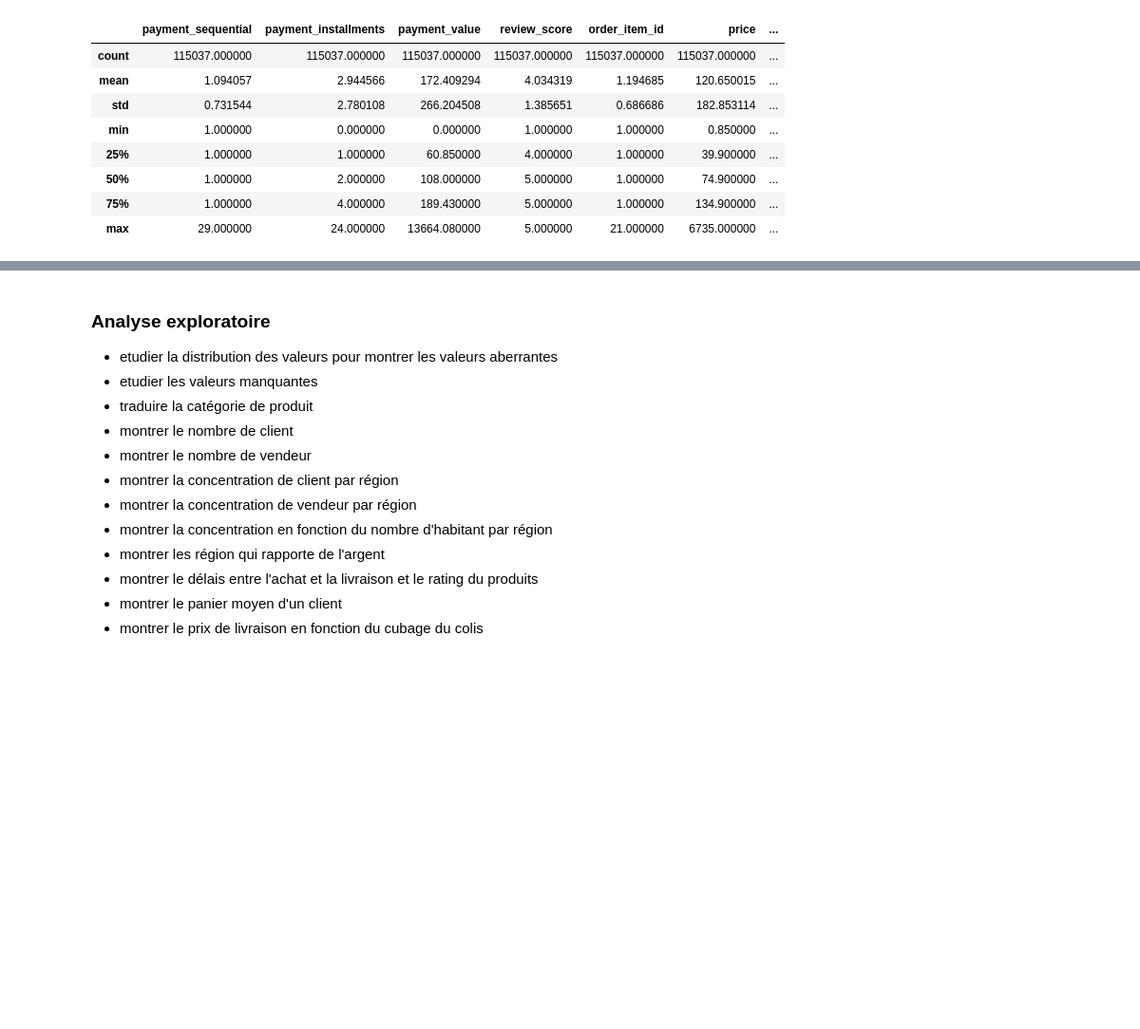
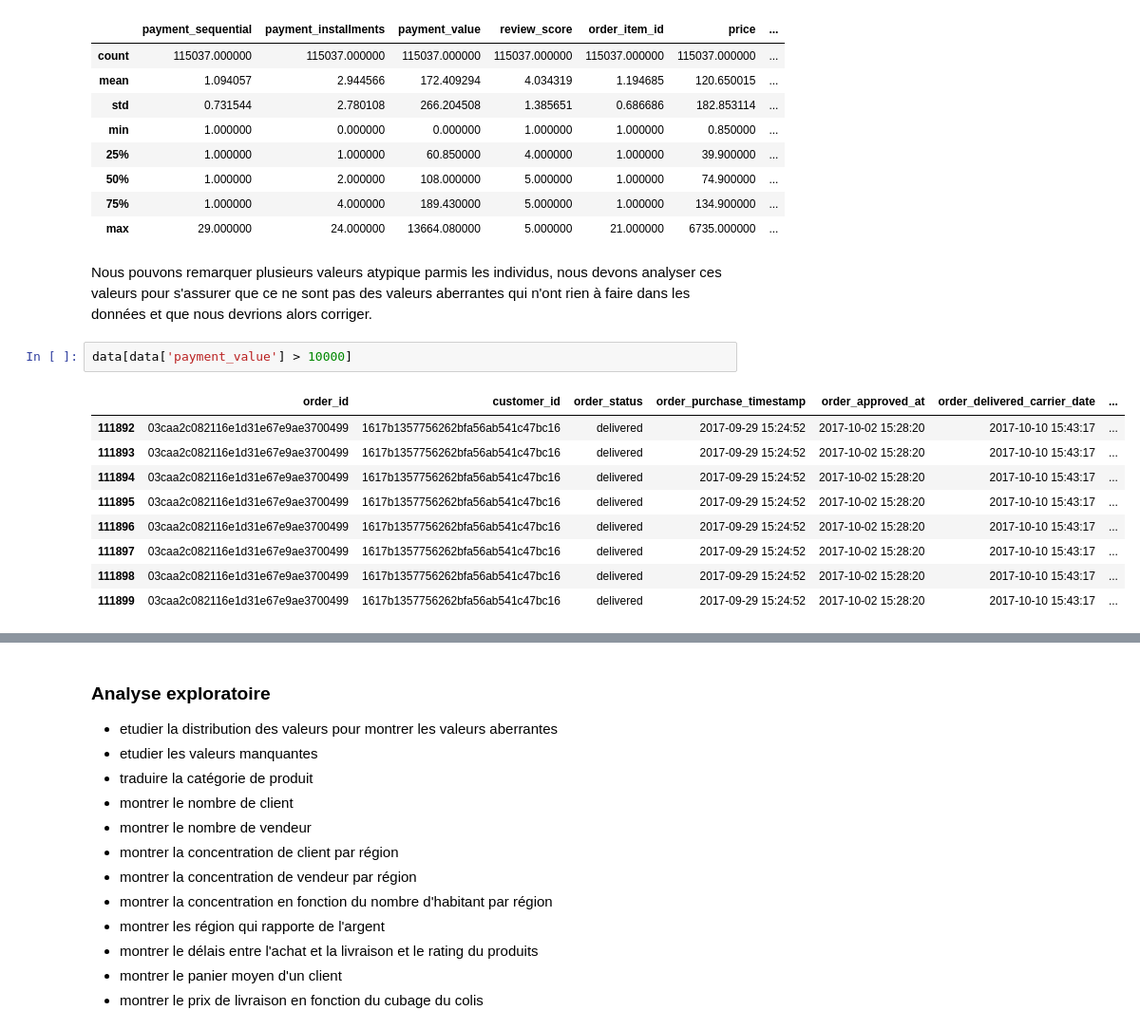
Before and after one commit to HaDock404/CustomerSegmentation, a Jupyter notebook: notebook.ipynb, the cells around one changed output, grey strips where cells are left out. Shown: that part at 95% size. Cells and saved outputs as stored; diff of their text form; blank space fills up the shorter version.

```diff
--- a/notebook.ipynb
+++ b/notebook.ipynb
@@ -211,3 +206,17 @@ data.describe()
 | 50% | 1.000000 | 2.000000 | 108.000000 | 5.000000 | 1.000000 | 74.900000 | ... |
 | 75% | 1.000000 | 4.000000 | 189.430000 | 5.000000 | 1.000000 | 134.900000 | ... |
 | max | 29.000000 | 24.000000 | 13664.080000 | 5.000000 | 21.000000 | 6735.000000 | ... |
+# %% [markdown]
+Nous pouvons remarquer plusieurs valeurs atypique parmis les individus, nous devons analyser ces valeurs pour s'assurer que ce ne sont pas des valeurs aberrantes qui n'ont rien à faire dans les données et que nous devrions alors corriger.
+# %%
+data[data['payment_value'] > 10000]
+# %% [output]
+|  | order_id | customer_id | order_status | order_purchase_timestamp | order_approved_at | order_delivered_carrier_date | ... |
+| 111892 | 03caa2c082116e1d31e67e9ae3700499 | 1617b1357756262bfa56ab541c47bc16 | delivered | 2017-09-29 15:24:52 | 2017-10-02 15:28:20 | 2017-10-10 15:43:17 | ... |
+| 111893 | 03caa2c082116e1d31e67e9ae3700499 | 1617b1357756262bfa56ab541c47bc16 | delivered | 2017-09-29 15:24:52 | 2017-10-02 15:28:20 | 2017-10-10 15:43:17 | ... |
+| 111894 | 03caa2c082116e1d31e67e9ae3700499 | 1617b1357756262bfa56ab541c47bc16 | delivered | 2017-09-29 15:24:52 | 2017-10-02 15:28:20 | 2017-10-10 15:43:17 | ... |
+| 111895 | 03caa2c082116e1d31e67e9ae3700499 | 1617b1357756262bfa56ab541c47bc16 | delivered | 2017-09-29 15:24:52 | 2017-10-02 15:28:20 | 2017-10-10 15:43:17 | ... |
+| 111896 | 03caa2c082116e1d31e67e9ae3700499 | 1617b1357756262bfa56ab541c47bc16 | delivered | 2017-09-29 15:24:52 | 2017-10-02 15:28:20 | 2017-10-10 15:43:17 | ... |
+| 111897 | 03caa2c082116e1d31e67e9ae3700499 | 1617b1357756262bfa56ab541c47bc16 | delivered | 2017-09-29 15:24:52 | 2017-10-02 15:28:20 | 2017-10-10 15:43:17 | ... |
+| 111898 | 03caa2c082116e1d31e67e9ae3700499 | 1617b1357756262bfa56ab541c47bc16 | delivered | 2017-09-29 15:24:52 | 2017-10-02 15:28:20 | 2017-10-10 15:43:17 | ... |
+| 111899 | 03caa2c082116e1d31e67e9ae3700499 | 1617b1357756262bfa56ab541c47bc16 | delivered | 2017-09-29 15:24:52 | 2017-10-02 15:28:20 | 2017-10-10 15:43:17 | ... |
```
Also changed, not shown: parts of 20 cells of this notebook.
